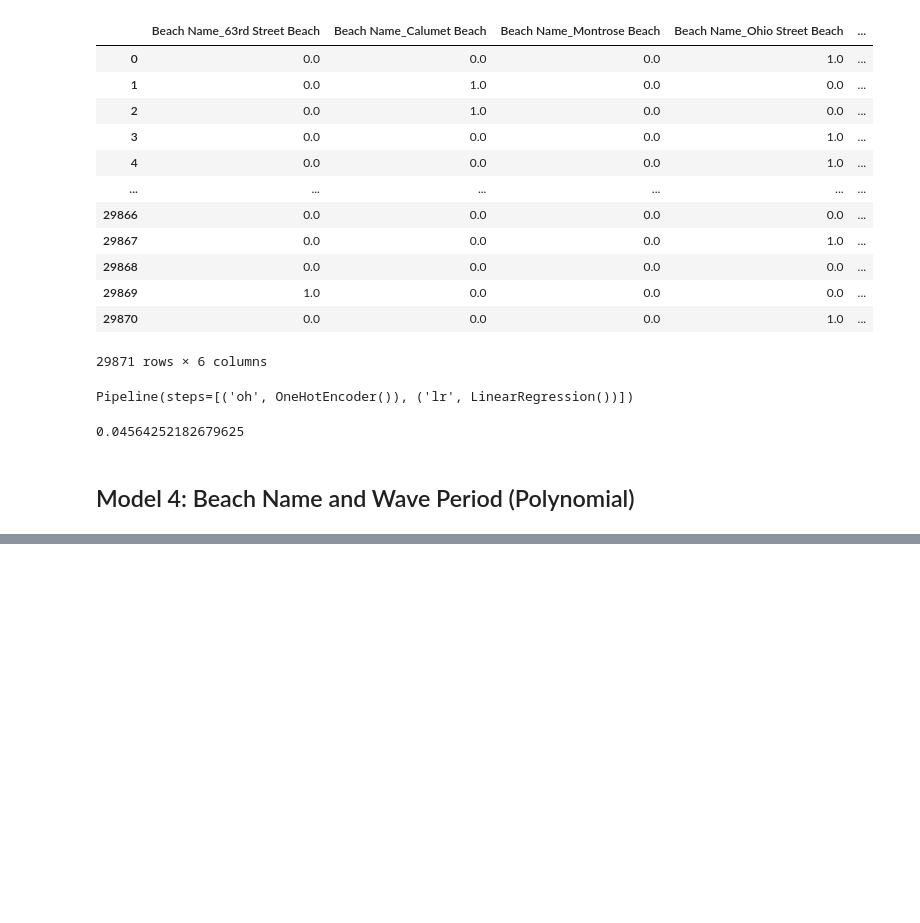
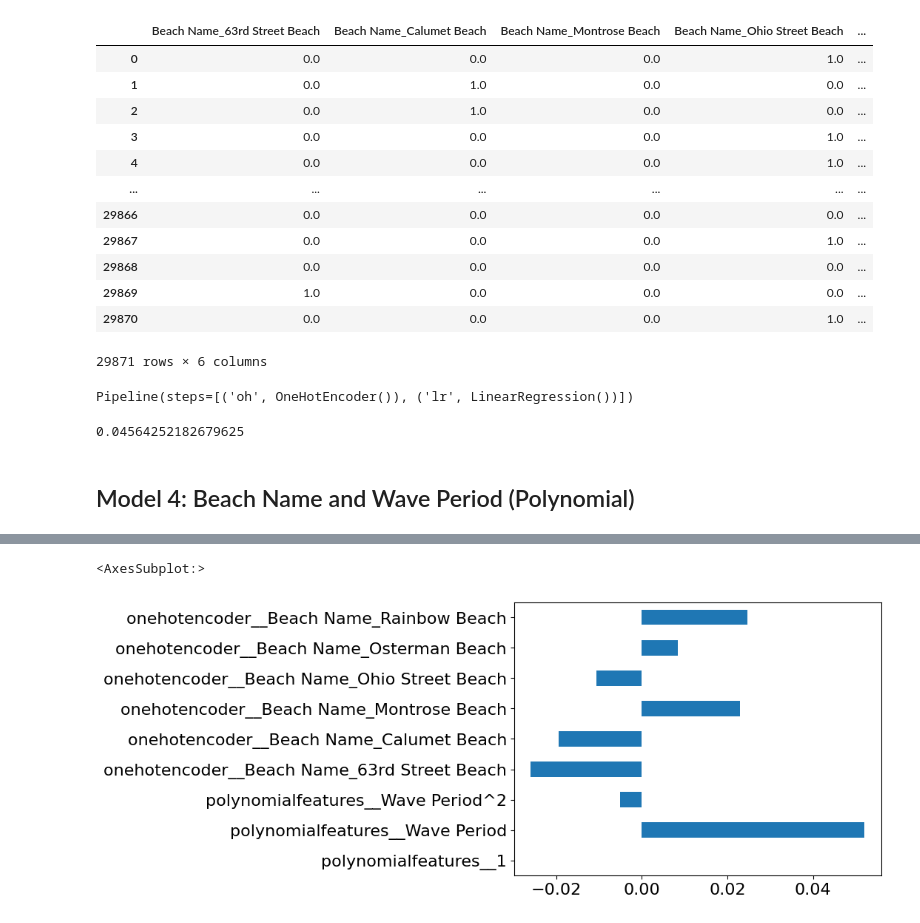
Before and after one commit to cs320-wisc/f22, a Jupyter notebook: lec/30-regression2/lec2.ipynb, the cells around one changed output, grey strips where cells are left out. Saved outputs shown, nothing was run; the diff lists cells and outputs as text; code cells hidden in the pictures; blank space fills up the shorter version.

```diff
--- a/lec/30-regression2/lec2.ipynb
+++ b/lec/30-regression2/lec2.ipynb
@@ -214,3 +214,9 @@ scores.mean()
 0.04564252182679625
 # %% [markdown]
 ## Model 4: Beach Name and Wave Period (Polynomial)
+# %%
+custom_trans = make_column_transformer(
+    (PolynomialFeatures(), ["Wave Period"]),
+    (OneHotEncoder(), ["Beach Name"]),
+)
+custom_trans
@@ -216,0 +228,6 @@ scores.mean()
+# %%
+m4 = Pipeline([
+    ("both", custom_trans),
+    ("lr", LinearRegression()),
+])
+m4
@@ -216,0 +248,3 @@ scores.mean()
+# %%
+m4.fit(train[["Beach Name", "Wave Period"]], train["Wave Height"])
+m4.score(test[["Beach Name", "Wave Period"]], test["Wave Height"])
@@ -216,0 +269,6 @@ scores.mean()
+# %%
+s = pd.Series(m4["lr"].coef_, index=m4["both"].get_feature_names_out())
+s.plot.barh()
+# %% [output]
+<AxesSubplot:>
+[figure, added]
```
Also changed, not shown: parts of 6 cells of this notebook, 4 other files.
